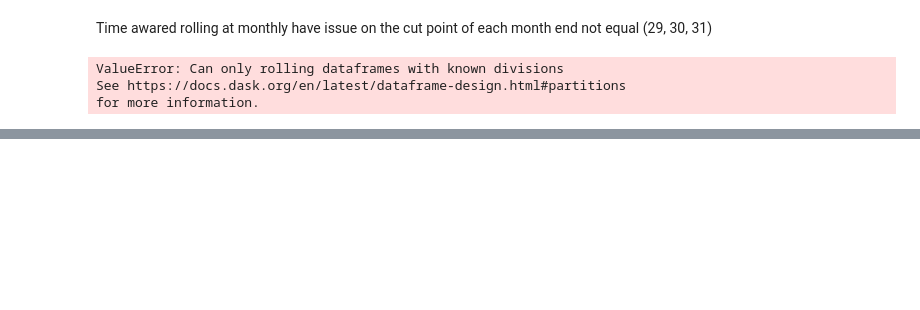
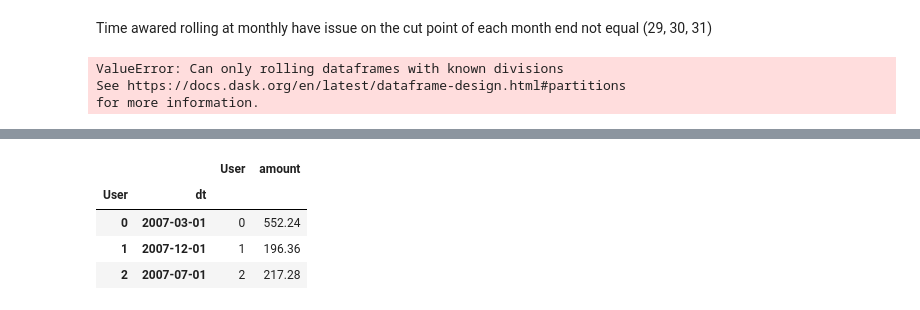
Before and after one commit to pbdanny/PythonProject, a Jupyter notebook: Dask/notebook/dask_timeseries.ipynb, the cells around one changed output, grey strips where cells are left out. Saved outputs shown, nothing was run; the diff lists cells and outputs as text; code cells hidden in the pictures; blank space fills up the shorter version.

```diff
--- a/Dask/notebook/dask_timeseries.ipynb
+++ b/Dask/notebook/dask_timeseries.ipynb
@@ -586,0 +586,14 @@ for more information.
+# %%
+(pdf
+ .sort_values(["User", "dt"], ascending=True)
+ .set_index("dt")
+ .groupby(["User"])
+ .resample("MS") # month start frequency
+ .agg({"User":"last", "amount":"sum"})
+)
+# %% [output]
+|  |  | User | amount |
+| User | dt |  |  |
+| 0 | 2007-03-01 | 0 | 552.24 |
+| 1 | 2007-12-01 | 1 | 196.36 |
+| 2 | 2007-07-01 | 2 | 217.28 |
```
Also changed, not shown: parts of 25 cells of this notebook, 1 other file.
